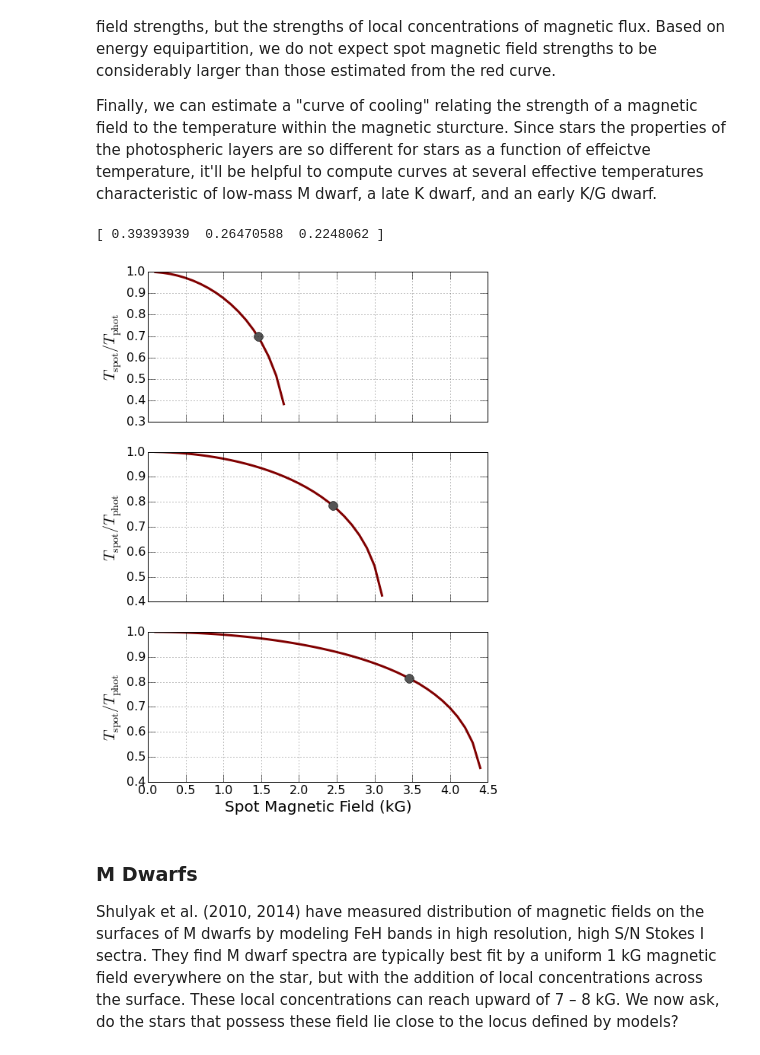
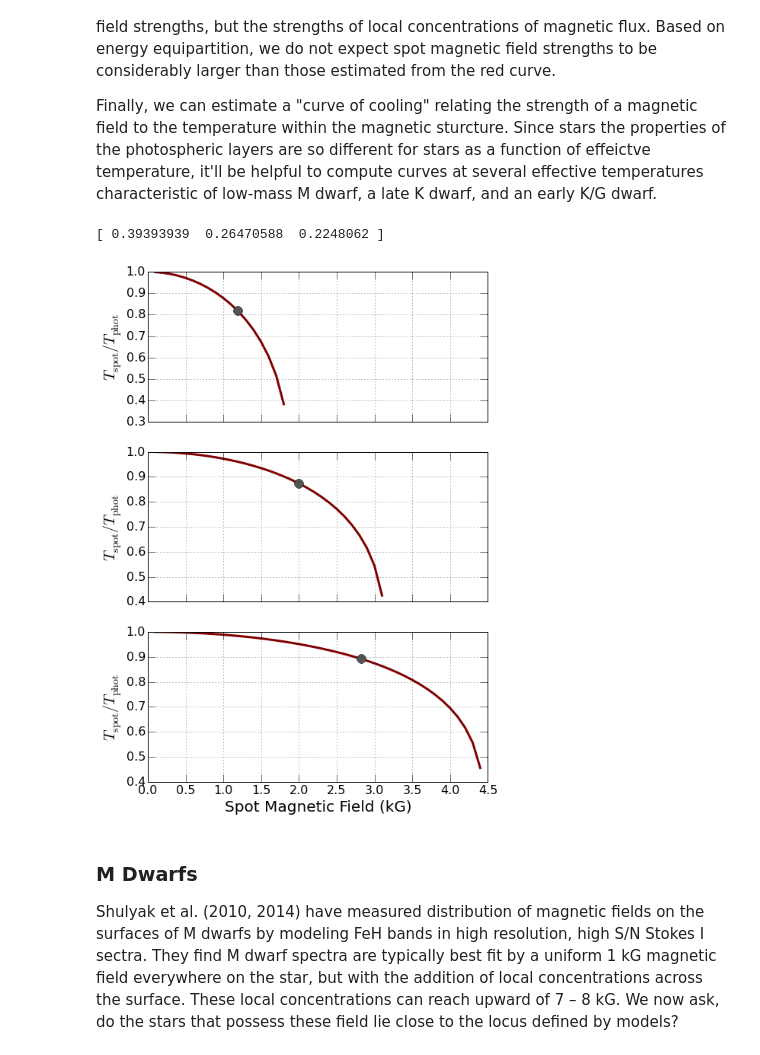
Before and after one commit to gfeiden/Notebook, a Jupyter notebook: Daily/20150803_pressure_reduc_spots.ipynb, the cells around one changed output. Drawn from its saved outputs; the diff is of its cells as text; code cells hidden in the pictures.

```diff
--- a/Daily/20150803_pressure_reduc_spots.ipynb
+++ b/Daily/20150803_pressure_reduc_spots.ipynb
@@ -207,27 +207,27 @@ Finally, we can estimate a "curve of cooling" relating the strength of a magneti
 # %%
 B_field_strengths = np.arange(0.1, 8.1, 0.1)*1.0e3
 log_P_phot = np.array([5.15, 5.60, 5.90])
 Gamma_phot = np.array([1.65, 1.36, 1.29])
 Exponents = (Gamma_phot - 1.0)/Gamma_phot
 print Exponents
 
 fig, ax = plt.subplots(3, 1, figsize=(8, 12), sharex=True)
 
 i = 0
 ax[2].set_xlabel('Spot Magnetic Field (kG)', fontsize=20.)
 for axis in ax:
-    B_field_eq = np.sqrt(12.*np.pi*(0.4*10**log_P_phot[i]))
+    B_field_eq = np.sqrt(8.*np.pi*(0.4*10**log_P_phot[i]))
     axis.grid(True)
     axis.set_ylabel('$T_{\\rm spot} / T_{\\rm phot}$', fontsize=20.)
     axis.tick_params(which='major', axis='both', length=10., labelsize=16.)
     axis.plot(B_field_strengths/1.0e3, (1.0 - B_field_strengths**2/(8.*np.pi*10**log_P_phot[i]))**Exponents[i],
               '-', lw=3, c='#800000')
     axis.plot(B_field_eq/1.0e3, (1.0 - B_field_eq**2/(8.0*np.pi*10**log_P_phot[i]))**Exponents[i],
               'o', markersize=12.0, c='#555555')
     i += 1
 # %% [output]
 [ 0.39393939  0.26470588  0.2248062 ]
-[figure, old version]
+[figure, new version]
 # %% [markdown]
 ### M Dwarfs
 
```
Also changed, not shown: parts of 4 cells of this notebook.
